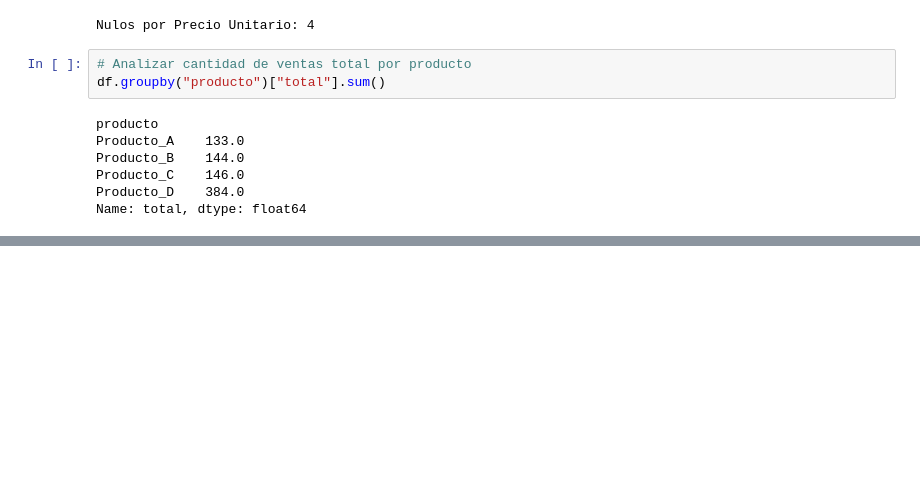
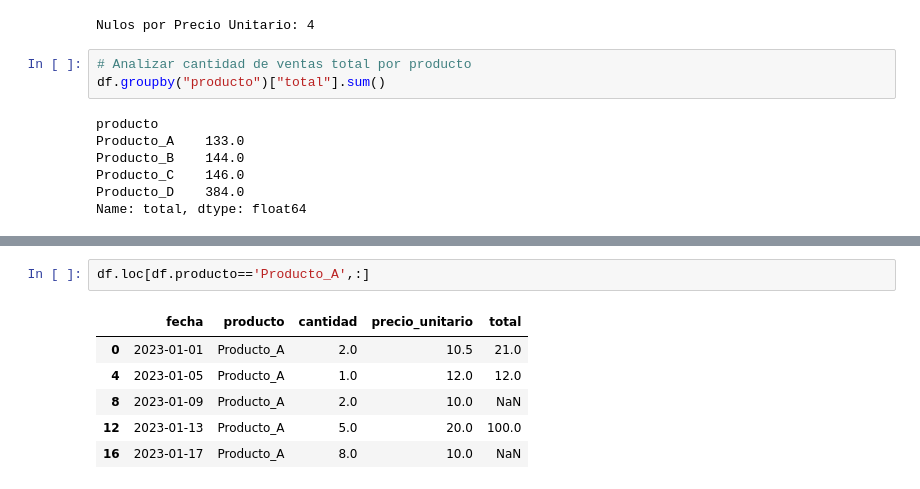
Before and after one commit to iair/mitic-data-science-team-1-septiembre-2024, a Jupyter notebook: clases/ds-fundamentals/ejercicios de integración/ejercicio_integracion_1.ipynb, the cells around one changed output, grey strips where cells are left out. Saved outputs shown, nothing was run; the diff lists cells and outputs as text; blank space fills up the shorter version.

```diff
--- a/clases/ds-fundamentals/ejercicios de integración/ejercicio_integracion_1.ipynb
+++ b/clases/ds-fundamentals/ejercicios de integración/ejercicio_integracion_1.ipynb
@@ -116,0 +143,9 @@ Name: total, dtype: float64
+# %%
+df.loc[df.producto=='Producto_A',:]
+# %% [output]
+|  | fecha | producto | cantidad | precio_unitario | total |
+| 0 | 2023-01-01 | Producto_A | 2.0 | 10.5 | 21.0 |
+| 4 | 2023-01-05 | Producto_A | 1.0 | 12.0 | 12.0 |
+| 8 | 2023-01-09 | Producto_A | 2.0 | 10.0 | NaN |
+| 12 | 2023-01-13 | Producto_A | 5.0 | 20.0 | 100.0 |
+| 16 | 2023-01-17 | Producto_A | 8.0 | 10.0 | NaN |
```
Also changed, not shown: parts of 14 cells of this notebook.
